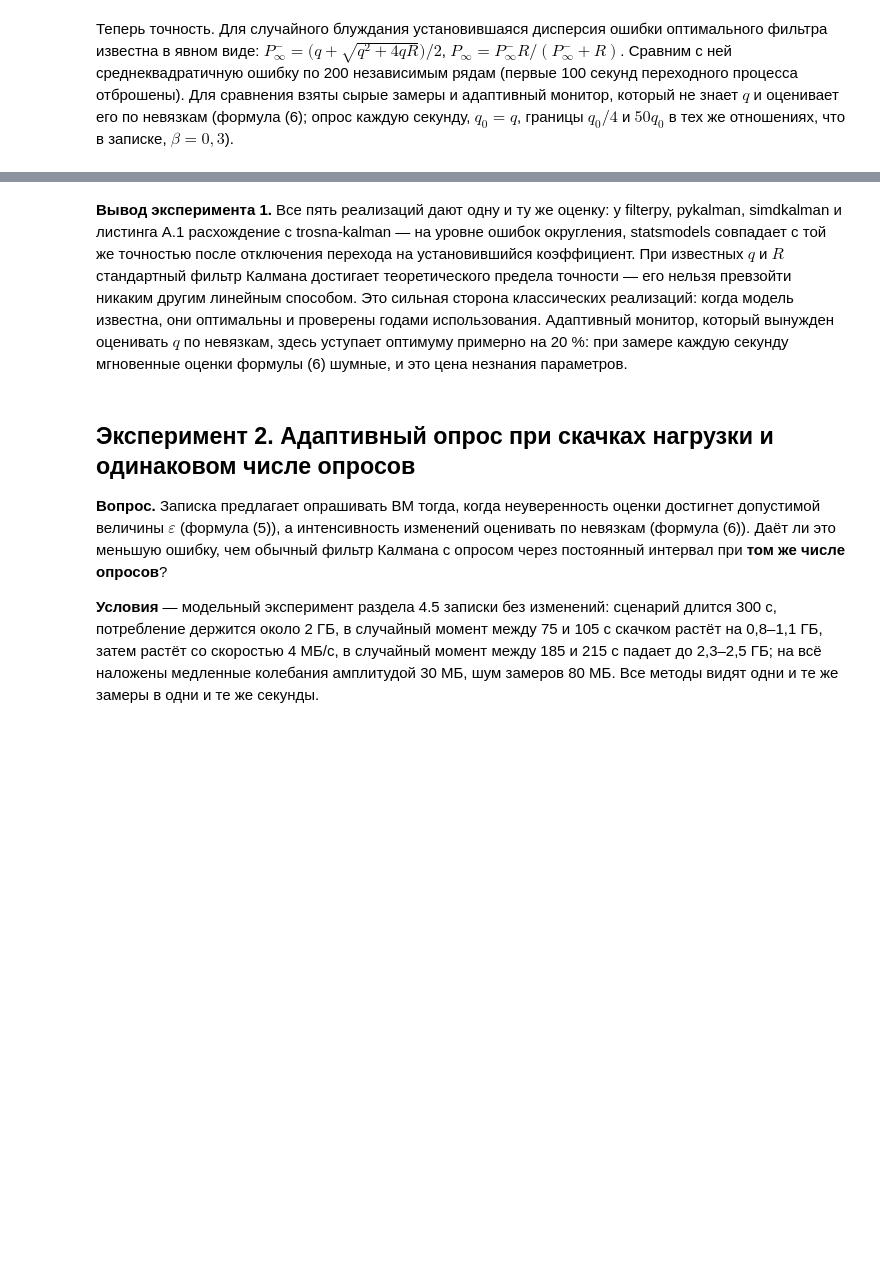
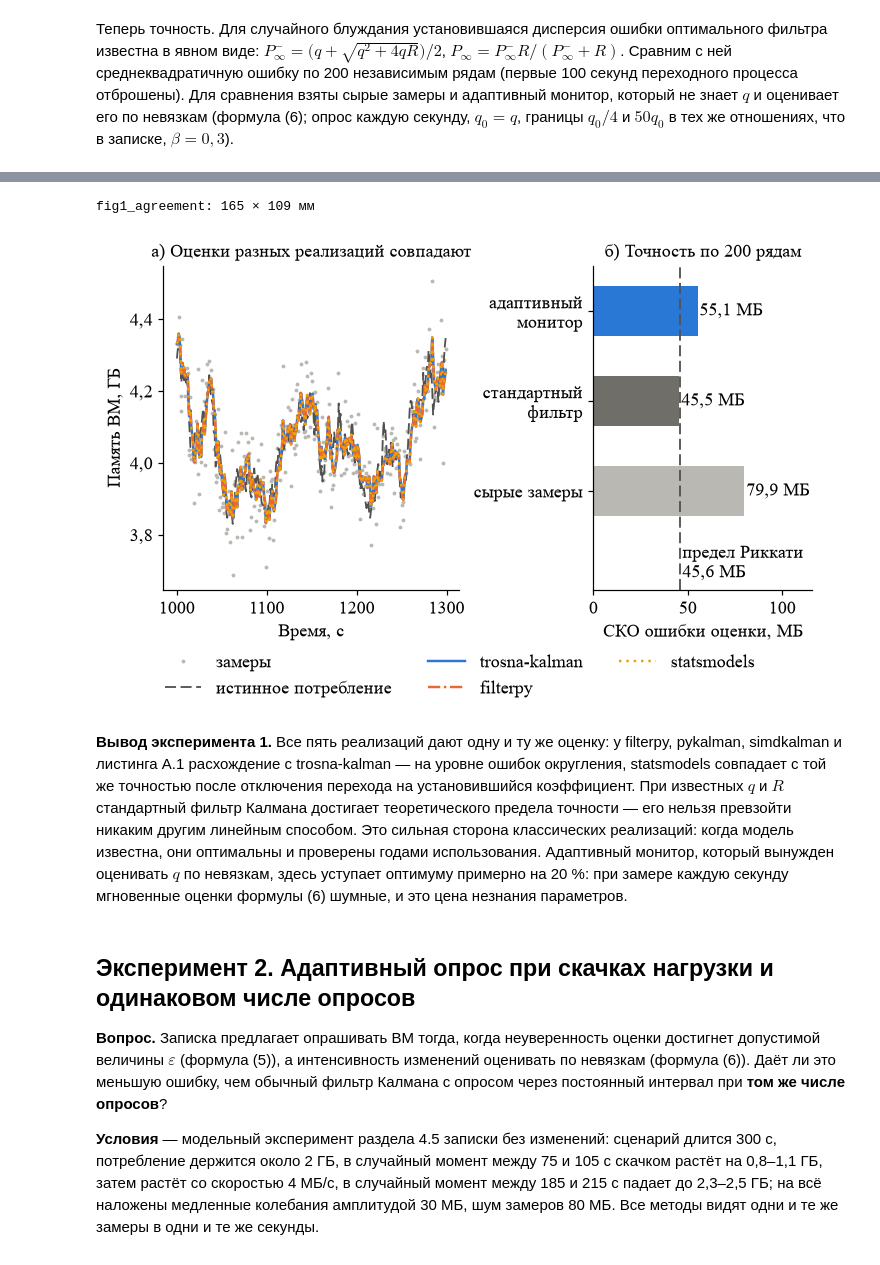
Before and after one commit to 89605502155/trosna-kalman-demo, a Jupyter notebook: comparison.ipynb, the cells around one changed output, grey strips where cells are left out. Drawn from its saved outputs; the diff is of its cells as text; code cells hidden in the pictures; blank space fills up the shorter version.

Commit message:
fonts
12pt.

```diff
--- a/comparison.ipynb
+++ b/comparison.ipynb
@@ -107,12 +119,12 @@ plt.rcParams.update(
     {
         "figure.dpi": 110,
         "font.family": ["Times New Roman", "Liberation Serif", "DejaVu Serif"],
-        "font.size": 9,
-        "axes.titlesize": 9,
-        "axes.labelsize": 9,
-        "xtick.labelsize": 8,
-        "ytick.labelsize": 8,
-        "legend.fontsize": 8,
+        "font.size": 12,
+        "axes.titlesize": 12,
+        "axes.labelsize": 12,
+        "xtick.labelsize": 12,
+        "ytick.labelsize": 12,
+        "legend.fontsize": 12,
         "axes.spines.top": False,
         "axes.spines.right": False,
         "lines.linewidth": 1.4,
@@ -152,10 +164,10 @@ class DecimalComma(mticker.Formatter):
         self.inner.set_locs(locs)
 
     def __call__(self, x, pos=None):
-        return self.inner(x, pos).replace(".", ",")
+        return re.sub(r"(?<=\d)\.(?=\d)", ",", self.inner(x, pos))
 
     def get_offset(self):
-        return self.inner.get_offset().replace(".", ",")
+        return re.sub(r"(?<=\d)\.(?=\d)", ",", self.inner.get_offset())
 
 
 def save(fig, name):
@@ -345,30 +371,33 @@ accuracy1.round(3)
 # %%
-fig, (ax_left, ax_right) = plt.subplots(1, 2, figsize=(WIDTH, 3.0), layout="constrained", gridspec_kw={"width_ratios": [1.5, 1]})
+fig, (ax_left, ax_right) = plt.subplots(1, 2, figsize=(WIDTH, 4.3), layout="constrained", gridspec_kw={"width_ratios": [1.35, 1]})
 window = slice(1000, 1300)
 t = np.arange(N1)[window]
 ax_left.plot(t, z1[window], ".", color=COLORS["замеры"], markersize=3, label="замеры")
 ax_left.plot(t, level1[window], color=COLORS["истина"], linestyle=LINESTYLES["истина"], linewidth=1.2, label="истинное потребление")
 for name in ["trosna-kalman", "filterpy", "statsmodels"]:
     ax_left.plot(t, estimates1[name][window], color=COLORS[name], linestyle=LINESTYLES[name], linewidth=1.6, label=name)
 ax_left.set_xlabel("Время, с")
 ax_left.set_ylabel("Память ВМ, ГБ")
 ax_left.set_title("а) Оценки разных реализаций совпадают")
-ax_left.legend(ncol=3, loc="upper center", bbox_to_anchor=(0.5, -0.2), frameon=False)
+fig.legend(*ax_left.get_legend_handles_labels(), ncol=3, loc="outside lower center", frameon=False)
 
 names = list(errors1)
 values = [np.mean(errors1[name]) * MB for name in names]
 bars = ax_right.barh(range(len(names)), values, color=[COLORS["замеры"], "#6f6e69", COLORS["trosna-kalman"]], height=0.55)
 ax_right.axvline(rmse_theory * MB, color=COLORS["истина"], linestyle=LINESTYLES["истина"], linewidth=1.2)
 ax_right.set_ylim(-1.1, len(names) - 0.5)
-ax_right.text(rmse_theory * MB + 1.5, -0.85, f"предел Риккати {comma(rmse_theory * MB)} МБ", fontsize=8)
+ax_right.text(rmse_theory * MB + 1.5, -0.8, f"предел Риккати\n{comma(rmse_theory * MB)} МБ", va="center")
 ax_right.set_yticks(range(len(names)), ["сырые замеры", "стандартный\nфильтр", "адаптивный\nмонитор"])
 for bar, value in zip(bars, values):
-    ax_right.text(value + 1, bar.get_y() + bar.get_height() / 2, f"{comma(value)} МБ", va="center", fontsize=8)
+    ax_right.text(value + 1, bar.get_y() + bar.get_height() / 2, f"{comma(value)} МБ", va="center")
 ax_right.set_xlabel("СКО ошибки оценки, МБ")
 ax_right.set_title("б) Точность по 200 рядам")
-ax_right.set_xlim(0, max(values) * 1.3)
+ax_right.set_xlim(0, max(values) * 1.45)
 save(fig, "fig1_agreement")
 plt.show()
+# %% [output]
+fig1_agreement: 165 × 109 мм
+[figure, added]
 # %% [markdown]
 **Вывод эксперимента 1.** Все пять реализаций дают одну и ту же оценку: у
 filterpy, pykalman, simdkalman и листинга A.1 расхождение с trosna-kalman — на
```
Also changed, not shown: parts of 20 cells of this notebook, 19 other files.
